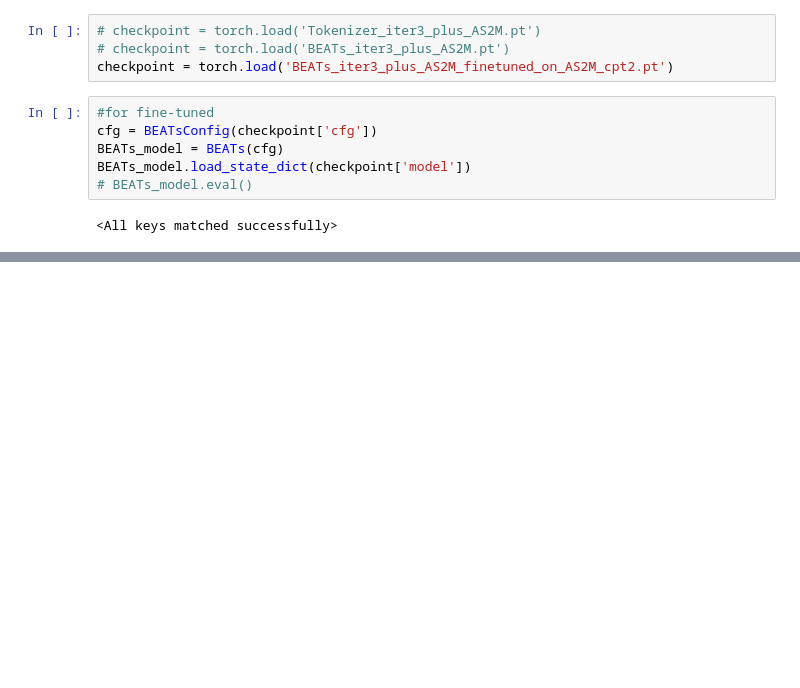
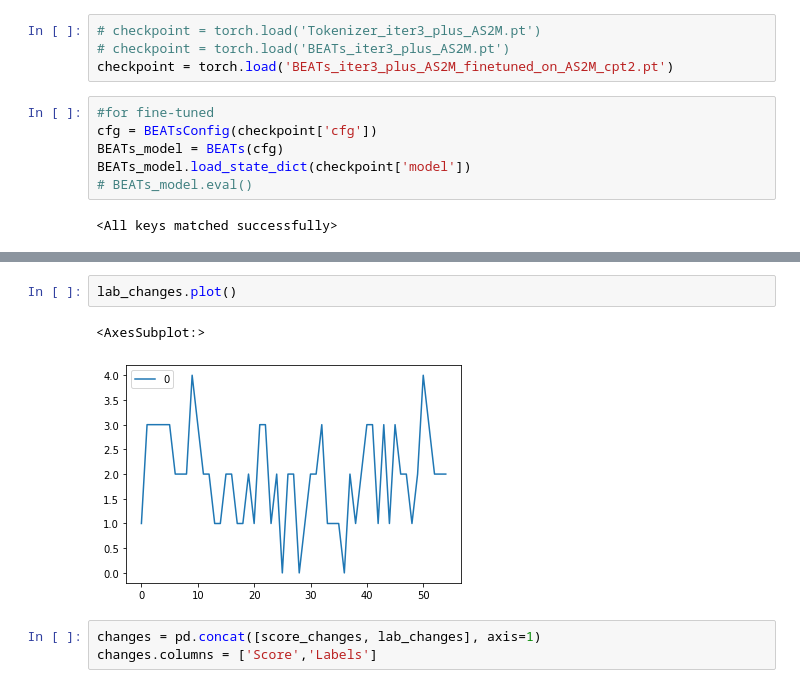
Before and after one commit to aLehav/MLVideoDescriptionResearch, a Jupyter notebook: BEATs.ipynb, the cells around one changed output, grey strips where cells are left out. Drawn from its saved outputs; the diff is of its cells as text; blank space fills up the shorter version.

```diff
--- a/BEATs.ipynb
+++ b/BEATs.ipynb
@@ -120,0 +170,8 @@ print(english_labels)
+# %%
+lab_changes.plot()
+# %% [output]
+<AxesSubplot:>
+[figure, added]
+# %%
+changes = pd.concat([score_changes, lab_changes], axis=1)
+changes.columns = ['Score','Labels']
```
Also changed, not shown: parts of 12 cells of this notebook.
